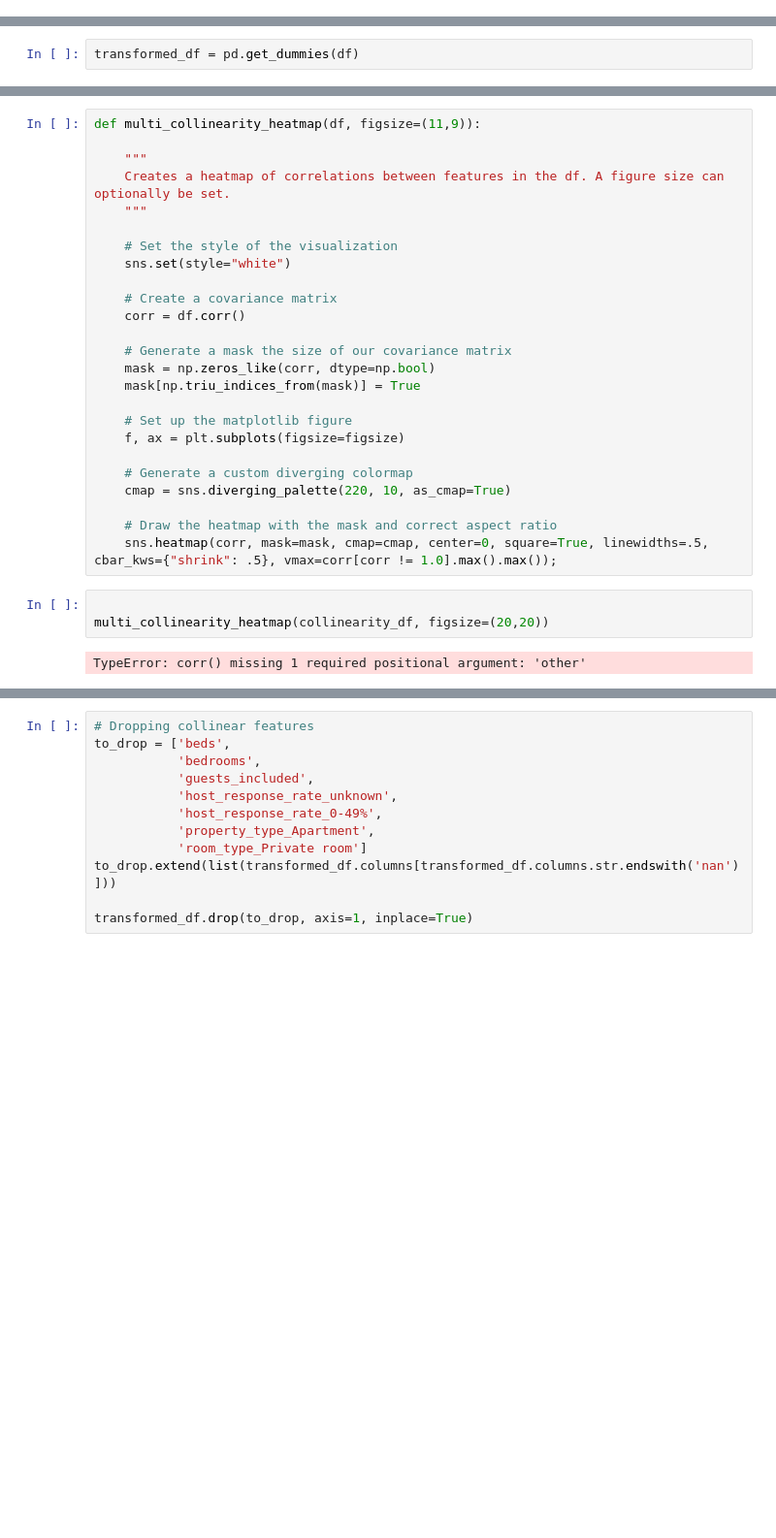
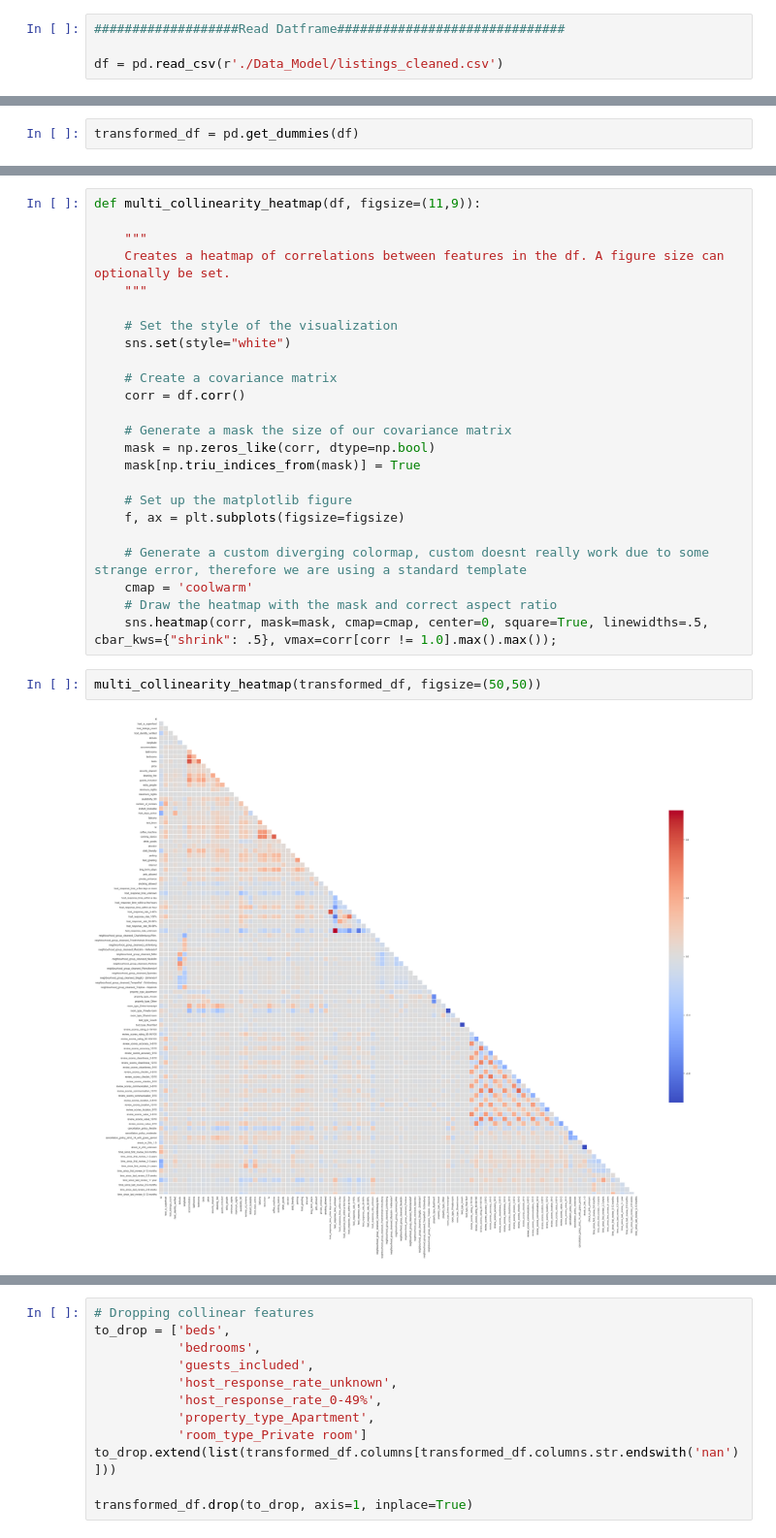
Before and after one commit to julianv95/Airbnb_Price, a Jupyter notebook: Basic_Data_Exploration_Cleaning.ipynb, the cells around one changed output, grey strips where cells are left out. Shown at 97% size. Cells and saved outputs as stored; diff of their text form; blank space fills up the shorter version.

```diff
--- a/Basic_Data_Exploration_Cleaning.ipynb
+++ b/Basic_Data_Exploration_Cleaning.ipynb
@@ -658,3 +670,7 @@ listings_cleaned = df.to_csv(r'listings_cleaned.csv', index=id, header=True)
+# %%
+###################Read Datframe##############################
+
+df = pd.read_csv(r'./Data_Model/listings_cleaned.csv')
 # %% [markdown]
 ### Categorial Features
 # %%
@@ -769,13 +785,11 @@ def multi_collinearity_heatmap(df, figsize=(11,9)):
     # Set up the matplotlib figure
     f, ax = plt.subplots(figsize=figsize)
 
-    # Generate a custom diverging colormap
-    cmap = sns.diverging_palette(220, 10, as_cmap=True)
-
+    # Generate a custom diverging colormap, custom doesnt really work due to some strange error, therefore we are using a standard template
+    cmap = 'coolwarm'
     # Draw the heatmap with the mask and correct aspect ratio
     sns.heatmap(corr, mask=mask, cmap=cmap, center=0, square=True, linewidths=.5, cbar_kws={"shrink": .5}, vmax=corr[corr != 1.0].max().max());
-# %%
-
-multi_collinearity_heatmap(collinearity_df, figsize=(20,20))
-# %% [output]
-TypeError: corr() missing 1 required positional argument: 'other'
+# %%
+multi_collinearity_heatmap(transformed_df, figsize=(50,50))
+# %% [output]
+[figure, added]
```
Also changed, not shown: parts of 34 cells of this notebook.
